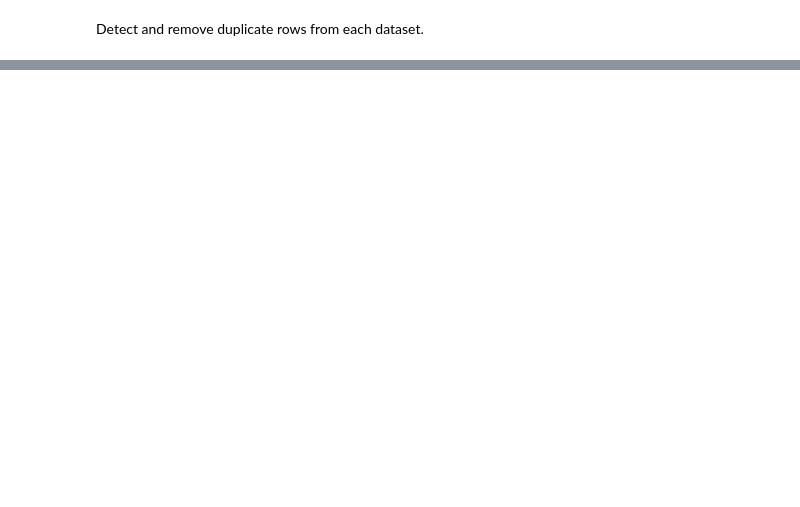
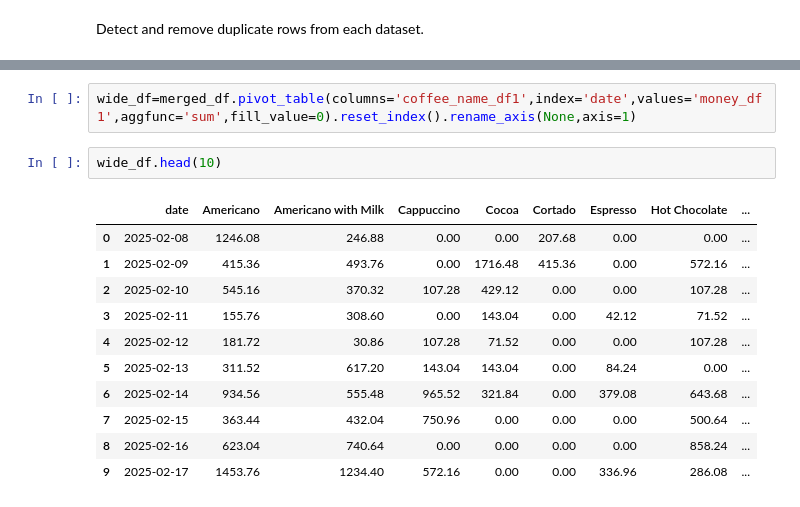
Before and after one commit to eThird/Da-practice, a Jupyter notebook: Notebooks/Untitled.ipynb, the cells around one changed output, grey strips where cells are left out. Cells and saved outputs as stored; diff of their text form; blank space fills up the shorter version.

```diff
--- a/Notebooks/Untitled.ipynb
+++ b/Notebooks/Untitled.ipynb
@@ -535,0 +557,16 @@ Length: 3683, dtype: bool
+# %%
+wide_df=merged_df.pivot_table(columns='coffee_name_df1',index='date',values='money_df1',aggfunc='sum',fill_value=0).reset_index().rename_axis(None,axis=1)
+# %%
+wide_df.head(10)
+# %% [output]
+|  | date | Americano | Americano with Milk | Cappuccino | Cocoa | Cortado | Espresso | Hot Chocolate | ... |
+| 0 | 2025-02-08 | 1246.08 | 246.88 | 0.00 | 0.00 | 207.68 | 0.00 | 0.00 | ... |
+| 1 | 2025-02-09 | 415.36 | 493.76 | 0.00 | 1716.48 | 415.36 | 0.00 | 572.16 | ... |
+| 2 | 2025-02-10 | 545.16 | 370.32 | 107.28 | 429.12 | 0.00 | 0.00 | 107.28 | ... |
+| 3 | 2025-02-11 | 155.76 | 308.60 | 0.00 | 143.04 | 0.00 | 42.12 | 71.52 | ... |
+| 4 | 2025-02-12 | 181.72 | 30.86 | 107.28 | 71.52 | 0.00 | 0.00 | 107.28 | ... |
+| 5 | 2025-02-13 | 311.52 | 617.20 | 143.04 | 143.04 | 0.00 | 84.24 | 0.00 | ... |
+| 6 | 2025-02-14 | 934.56 | 555.48 | 965.52 | 321.84 | 0.00 | 379.08 | 643.68 | ... |
+| 7 | 2025-02-15 | 363.44 | 432.04 | 750.96 | 0.00 | 0.00 | 0.00 | 500.64 | ... |
+| 8 | 2025-02-16 | 623.04 | 740.64 | 0.00 | 0.00 | 0.00 | 0.00 | 858.24 | ... |
+| 9 | 2025-02-17 | 1453.76 | 1234.40 | 572.16 | 0.00 | 0.00 | 336.96 | 286.08 | ... |
```
Also changed, not shown: parts of 14 cells of this notebook.
